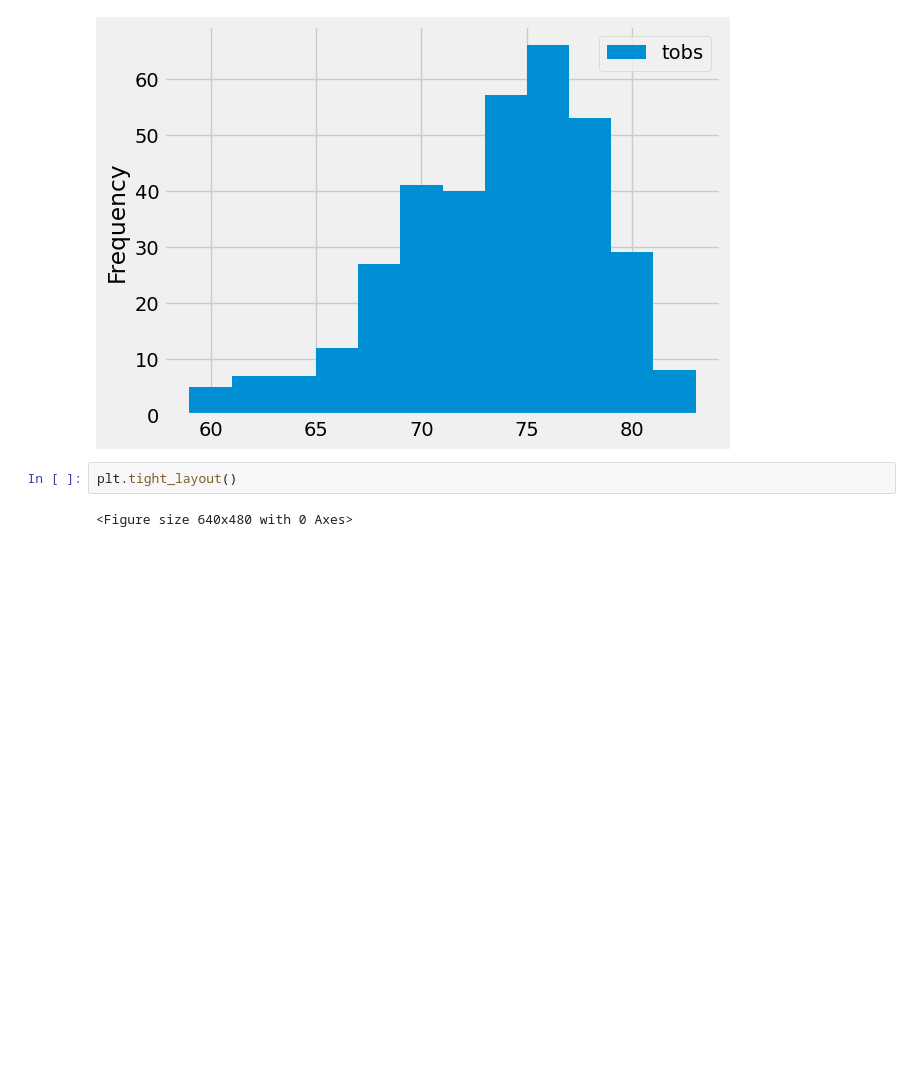
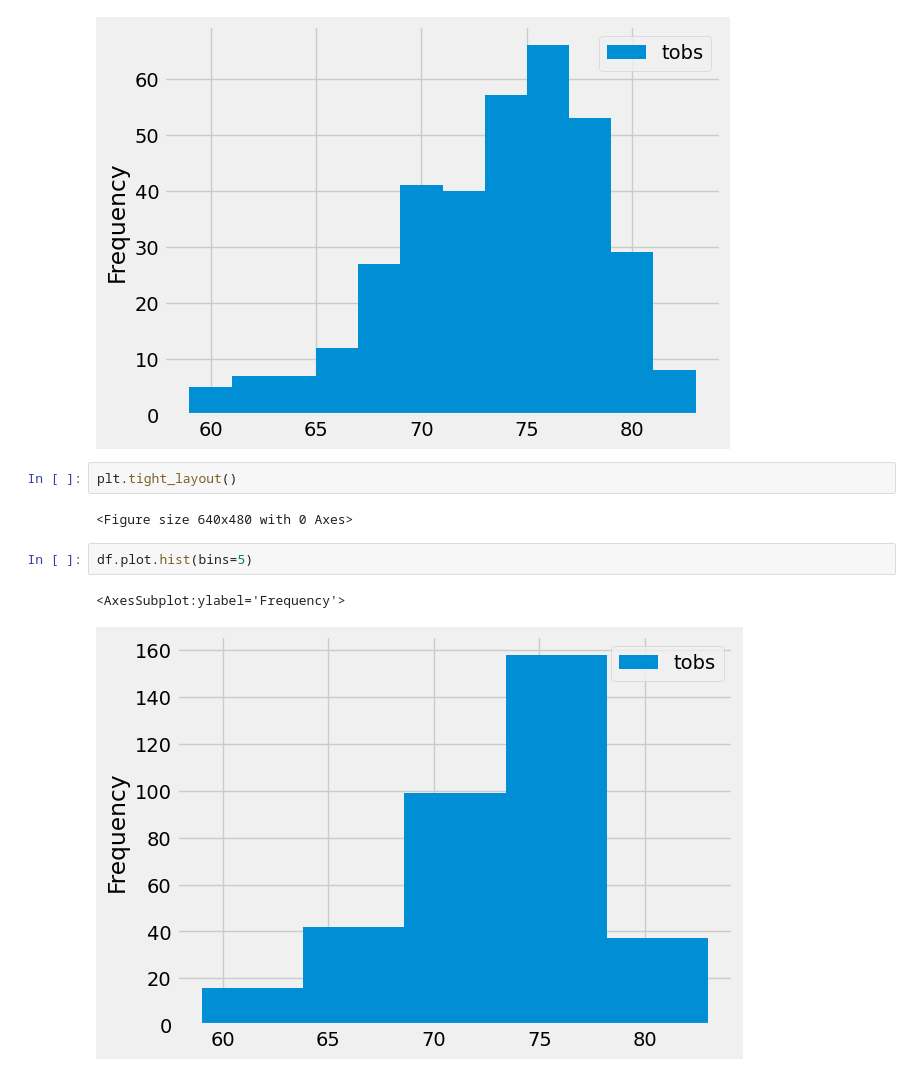
Before and after one commit to AnastassiaTatarskaja/surfs_up, a Jupyter notebook: climate_analysis.ipynb, the cells around one changed output. Cells and saved outputs as stored; diff of their text form; blank space fills up the shorter version.

```diff
--- a/climate_analysis.ipynb
+++ b/climate_analysis.ipynb
@@ -208,3 +208,8 @@ df.plot.hist(bins=12)
 plt.tight_layout()
 # %% [output]
 <Figure size 640x480 with 0 Axes>
+# %%
+df.plot.hist(bins=5)
+# %% [output]
+<AxesSubplot:ylabel='Frequency'>
+[figure, added]
```
Also changed, not shown: parts of 1 cell of this notebook, 1 other file.
